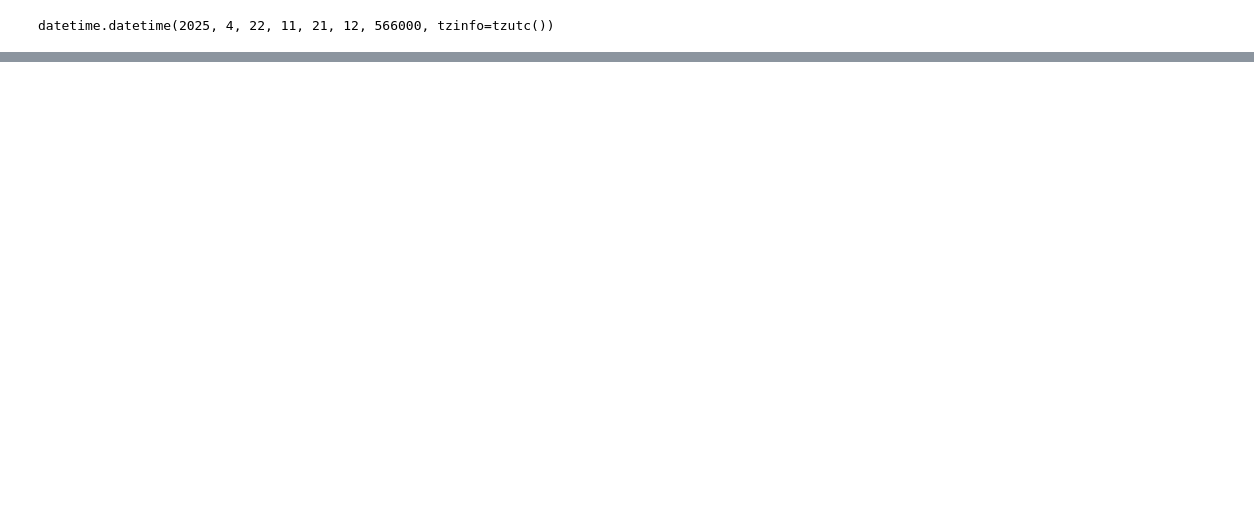
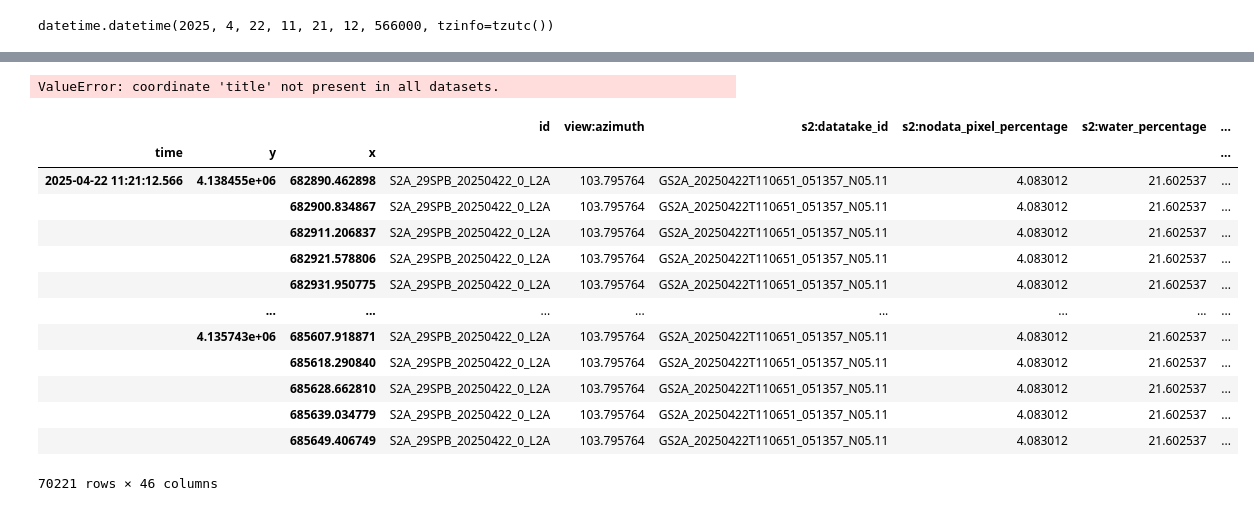
Before and after one commit to rodreras/remote-sensing-studies, a Jupyter notebook: obia/project.ipynb, the cells around one changed output, grey strips where cells are left out. Drawn from its saved outputs; the diff is of its cells as text; code cells hidden in the pictures; blank space fills up the shorter version.

```diff
--- a/obia/project.ipynb
+++ b/obia/project.ipynb
@@ -139,0 +155,3 @@ rgb.plot.imshow(
+# %%
+#calculate NDVI
+ndvi = (cube['nir'] - cube['red']) / (cube['nir'] + cube['red'] )
@@ -139,0 +211,36 @@ rgb.plot.imshow(
+# %%
+# Adding NDVI to the CUBE
+ndvi_expanded = ndvi.expand_dims(dim = 'band')
+ndvi_expanded = ndvi_expanded.assign_coords(band=['ndvi'])
+
+# Create median cube with original bands
+cube_vis = cube.sel(band=['red', 'green', 'blue', 'nir']).median('time', keep_attrs=True)
+
+# Concatenate NDVI as a new band
+combined_cube = xr.concat([cube_vis, ndvi_expanded], dim='band')
+
+# Verify
+print(combined_cube.band.values)
+combined_cube.sel(band='ndvi').plot.imshow(cmap='RdYlGn')
+# %% [output]
+ValueError: coordinate 'title' not present in all datasets.
+# %%
+ndvi_dims = ('time', 'y', 'x')
+cube['NDVI'] = xr.DataArray(ndvi, dims=ndvi_dims)
+# %%
+cube['NDVI'].to_dataframe()
+# %% [output]
+|  |  |  | id | view:azimuth | s2:datatake_id | s2:nodata_pixel_percentage | s2:water_percentage | ... |
+| time | y | x |  |  |  |  |  | ... |
+| 2025-04-22 11:21:12.566 | 4.138455e+06 | 682890.462898 | S2A_29SPB_20250422_0_L2A | 103.795764 | GS2A_20250422T110651_051357_N05.11 | 4.083012 | 21.602537 | ... |
+|  |  | 682900.834867 | S2A_29SPB_20250422_0_L2A | 103.795764 | GS2A_20250422T110651_051357_N05.11 | 4.083012 | 21.602537 | ... |
+|  |  | 682911.206837 | S2A_29SPB_20250422_0_L2A | 103.795764 | GS2A_20250422T110651_051357_N05.11 | 4.083012 | 21.602537 | ... |
+|  |  | 682921.578806 | S2A_29SPB_20250422_0_L2A | 103.795764 | GS2A_20250422T110651_051357_N05.11 | 4.083012 | 21.602537 | ... |
+|  |  | 682931.950775 | S2A_29SPB_20250422_0_L2A | 103.795764 | GS2A_20250422T110651_051357_N05.11 | 4.083012 | 21.602537 | ... |
+|  | ... | ... | ... | ... | ... | ... | ... | ... |
+|  | 4.135743e+06 | 685607.918871 | S2A_29SPB_20250422_0_L2A | 103.795764 | GS2A_20250422T110651_051357_N05.11 | 4.083012 | 21.602537 | ... |
+|  |  | 685618.290840 | S2A_29SPB_20250422_0_L2A | 103.795764 | GS2A_20250422T110651_051357_N05.11 | 4.083012 | 21.602537 | ... |
+|  |  | 685628.662810 | S2A_29SPB_20250422_0_L2A | 103.795764 | GS2A_20250422T110651_051357_N05.11 | 4.083012 | 21.602537 | ... |
+|  |  | 685639.034779 | S2A_29SPB_20250422_0_L2A | 103.795764 | GS2A_20250422T110651_051357_N05.11 | 4.083012 | 21.602537 | ... |
+|  |  | 685649.406749 | S2A_29SPB_20250422_0_L2A | 103.795764 | GS2A_20250422T110651_051357_N05.11 | 4.083012 | 21.602537 | ... |
+70221 rows × 46 columns
```
Also changed, not shown: parts of 11 cells of this notebook, 2 other files.
